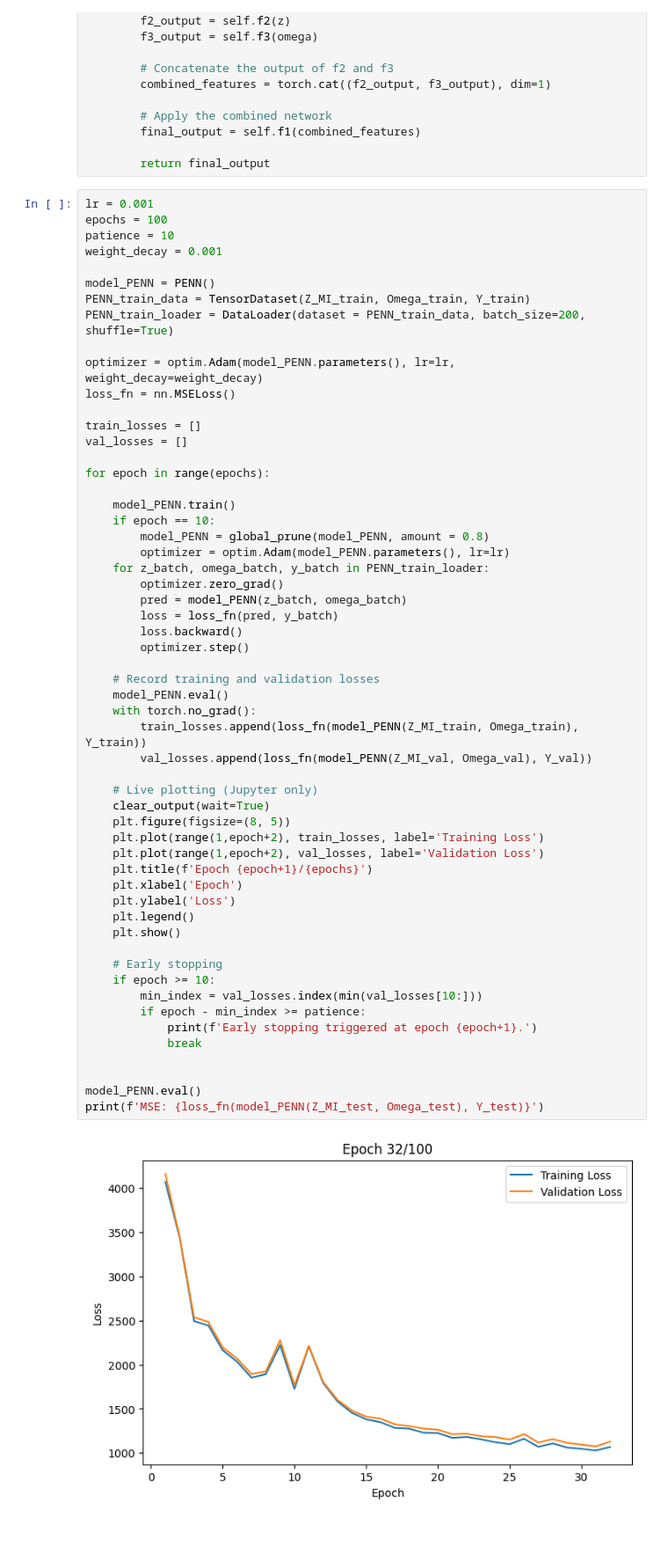
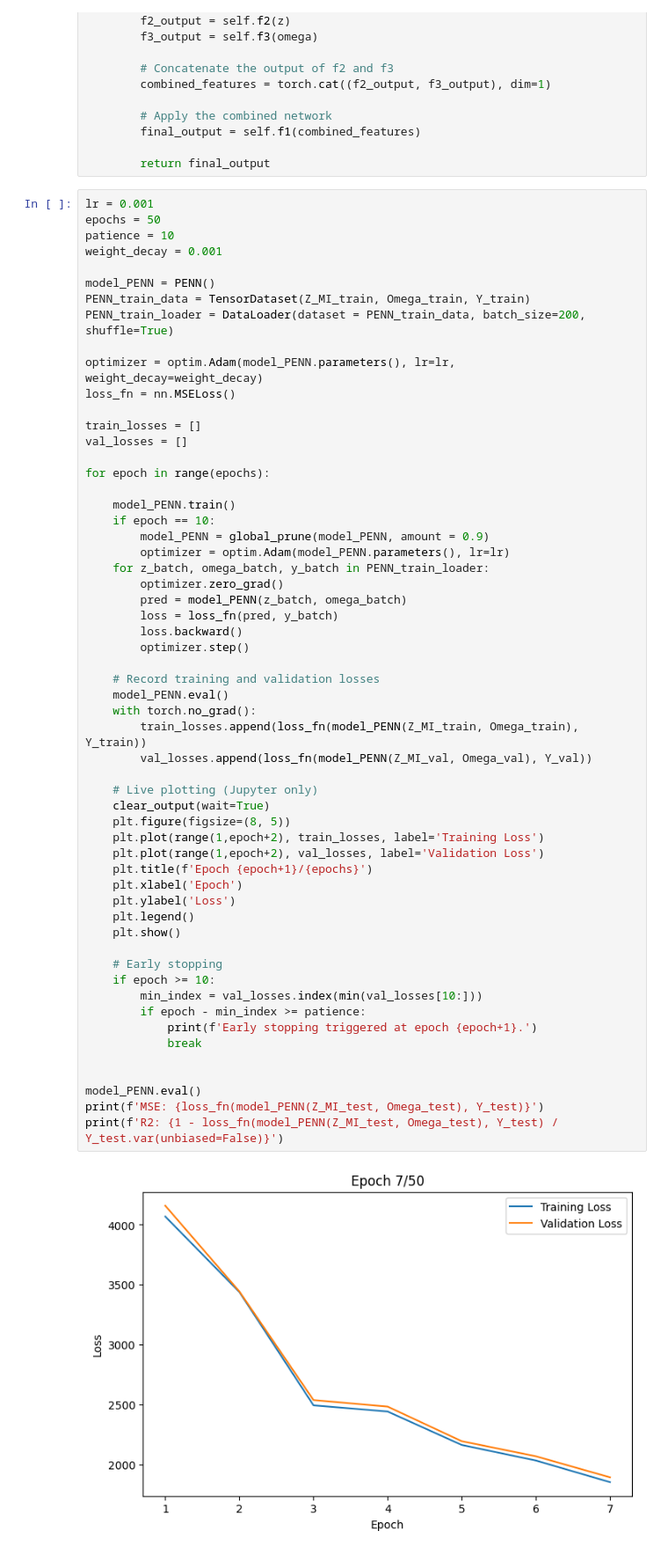
Before and after one commit to tianyima2000/DNN_missing_data, a Jupyter notebook: credit score prediction/credit_score.ipynb, the cells around one changed output. Shown at 88% size. Cells and saved outputs as stored; diff of their text form.

```diff
--- a/credit score prediction/credit_score.ipynb
+++ b/credit score prediction/credit_score.ipynb
@@ -170,7 +170,7 @@ class PENN(nn.Module):
         return final_output
 # %%
 lr = 0.001
-epochs = 100
+epochs = 50
 patience = 10
 weight_decay = 0.001
 
@@ -188,7 +188,7 @@ for epoch in range(epochs):
 
     model_PENN.train()
     if epoch == 10:
-        model_PENN = global_prune(model_PENN, amount = 0.8)
+        model_PENN = global_prune(model_PENN, amount = 0.9)
         optimizer = optim.Adam(model_PENN.parameters(), lr=lr)
     for z_batch, omega_batch, y_batch in PENN_train_loader:
         optimizer.zero_grad()
@@ -198,31 +198,32 @@ for epoch in range(epochs):
         optimizer.step()
 
     # Record training and validation losses
     model_PENN.eval()
     with torch.no_grad():
         train_losses.append(loss_fn(model_PENN(Z_MI_train, Omega_train), Y_train))
         val_losses.append(loss_fn(model_PENN(Z_MI_val, Omega_val), Y_val))
 
     # Live plotting (Jupyter only)
     clear_output(wait=True)
     plt.figure(figsize=(8, 5))
     plt.plot(range(1,epoch+2), train_losses, label='Training Loss')
     plt.plot(range(1,epoch+2), val_losses, label='Validation Loss')
     plt.title(f'Epoch {epoch+1}/{epochs}')
     plt.xlabel('Epoch')
     plt.ylabel('Loss')
     plt.legend()
     plt.show()
 
     # Early stopping
     if epoch >= 10:
         min_index = val_losses.index(min(val_losses[10:]))
         if epoch - min_index >= patience:
             print(f'Early stopping triggered at epoch {epoch+1}.')
             break
 
 
 model_PENN.eval()
 print(f'MSE: {loss_fn(model_PENN(Z_MI_test, Omega_test), Y_test)}')
+print(f'R2: {1 - loss_fn(model_PENN(Z_MI_test, Omega_test), Y_test) / Y_test.var(unbiased=False)}')
 # %% [output]
-[figure, old version]
+[figure, new version]
```
Also changed, not shown: parts of 2 cells of this notebook.
